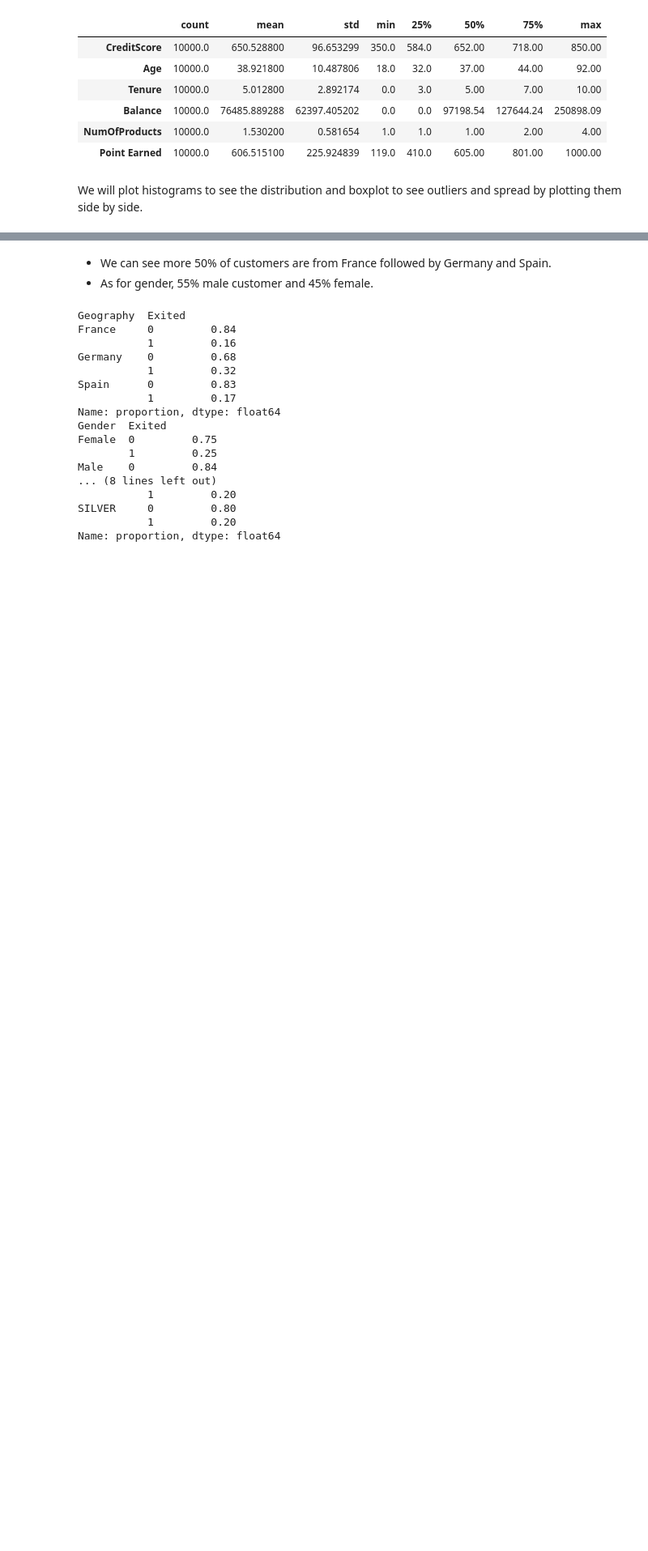
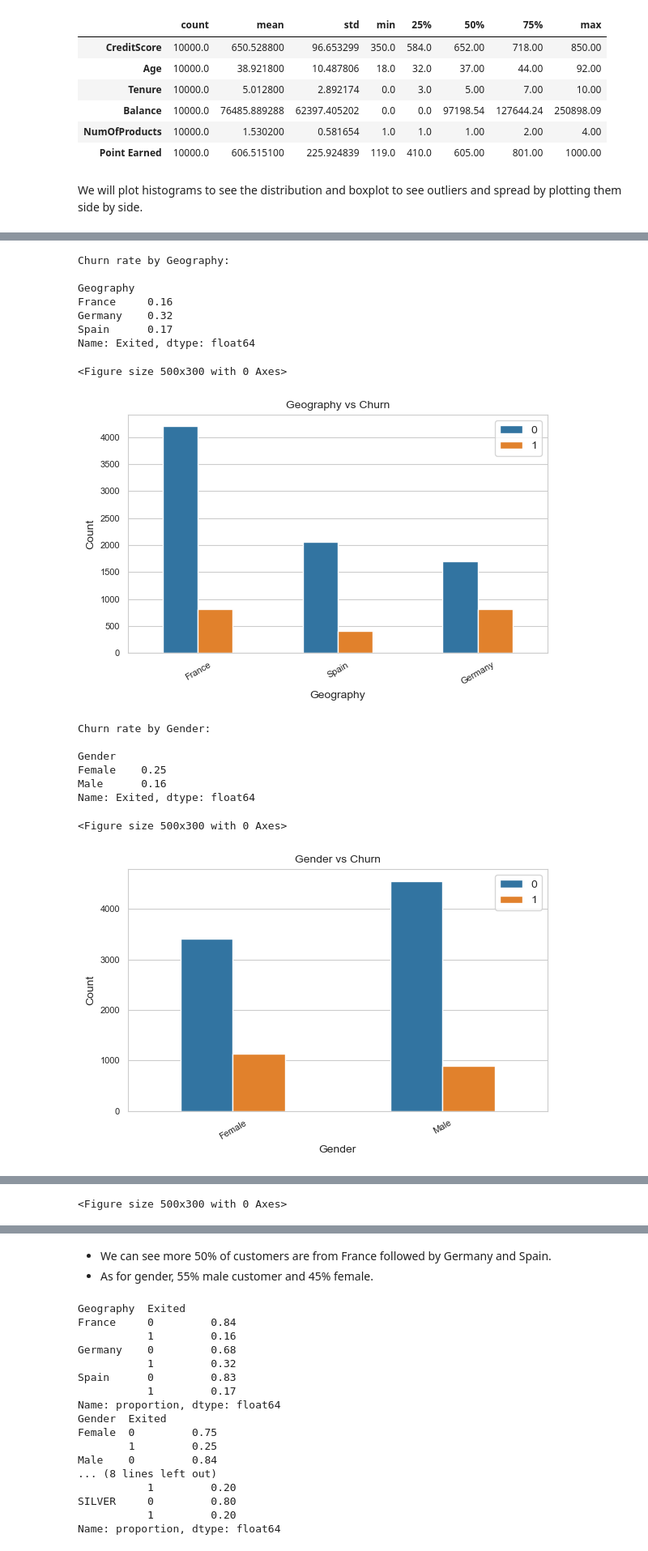
Before and after one commit to nbisoyi3024/customer-churn-prediction, a Jupyter notebook: notebooks/EDA.ipynb, the cells around one changed output, grey strips where cells are left out. Shown at 81% size. Drawn from its saved outputs; the diff is of its cells as text; code cells hidden in the pictures; blank space fills up the shorter version.

```diff
--- a/notebooks/EDA.ipynb
+++ b/notebooks/EDA.ipynb
@@ -178,18 +190,42 @@ From the above plots, we can see
 # %%
-def plot_discrete(df, cols):
-    for col in cols:
+def plot_categorical(df,cat_cols,save_folder="eda_plots"):
+
+    for col in cat_cols:
+        plt.figure(figsize=(5,3))
+
+        print(f"\nChurn rate by {col}:\n")
+        print(df.groupby(col)['Exited'].mean().round(2))
         plt.figure(figsize=(6,4))
+
         sns.countplot(x=col,hue='Exited',data=df, width=0.5)
-        plt.title(f"{col} vs Exited",fontsize=10)
-       # plt.xlabel(f"{col}", fontsize=10)
-        #plt.ylabel("Count", fontsize=10)
-        #plt.xticks(fontsize=8)
-       # plt.yticks(fontsize=8)
-       # plt.legend(fontsize=10)
 
-        plt.savefig(f"{save_folder}/{col}_vs_Exited.png", dpi=300)
-        plt.close()
+        plt.title(f"{col} vs Churn",fontsize=10)
+        plt.xlabel(f"{col}", fontsize=10)
+        plt.ylabel("Count", fontsize=10)
+        plt.xticks(fontsize=8,rotation = 30)
+        plt.yticks(fontsize=8)
+        plt.legend(fontsize=10)
 
-discrete_cols = ['NumOfProducts', 'HasCrCard','IsActiveMember','Satisfaction Score','Card Type']
+        plt.tight_layout()
+        plt.show()
 
-plot_discrete(df, discrete_cols)
+cat_cols = ['Geography','Gender','Card Type']
+plot_categorical(df,cat_cols)
+# %% [output]
+Churn rate by Geography:
+
+Geography
+France     0.16
+Germany    0.32
+Spain      0.17
+Name: Exited, dtype: float64
+<Figure size 500x300 with 0 Axes>
+[figure, added]
+Churn rate by Gender:
+
+Gender
+Female    0.25
+Male      0.16
+Name: Exited, dtype: float64
+<Figure size 500x300 with 0 Axes>
+[figure, added]
@@ -195,0 +240 @@ plot_discrete(df, discrete_cols)
+<Figure size 500x300 with 0 Axes>
```
Also changed, not shown: parts of 42 cells of this notebook, 29 other files.
